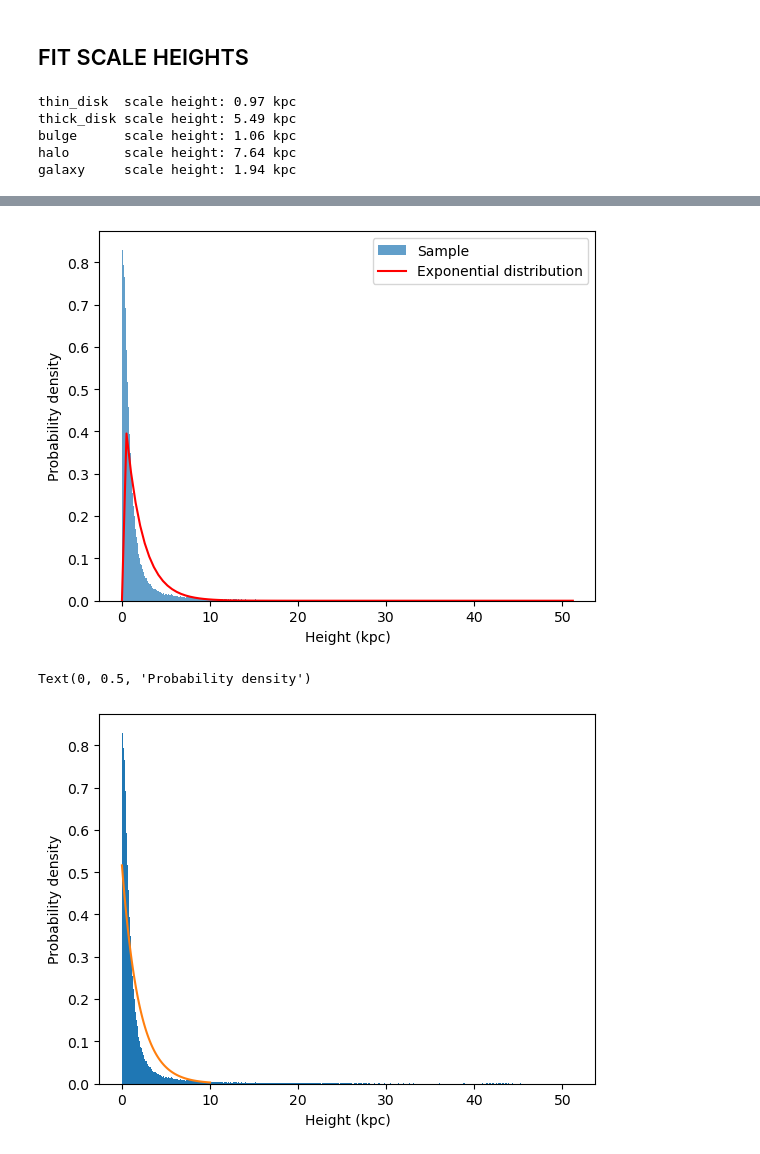
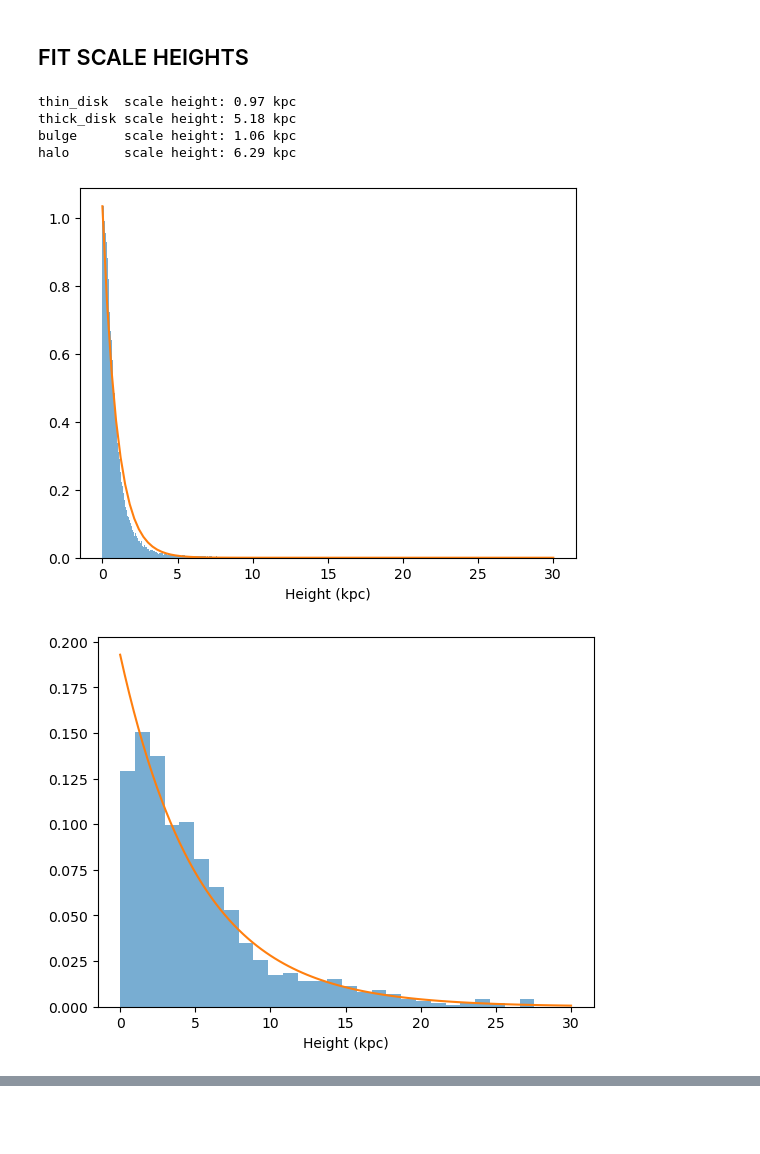
Before and after one commit to ChrisBoettner/skaro, a Jupyter notebook: notebooks/Galaxy_component_maps.ipynb, the cells around one changed output, grey strips where cells are left out. Saved outputs shown, nothing was run; the diff lists cells and outputs as text; code cells hidden in the pictures; blank space fills up the shorter version.

```diff
--- a/notebooks/Galaxy_component_maps.ipynb
+++ b/notebooks/Galaxy_component_maps.ipynb
@@ -163,14 +163,23 @@ yt : [INFO     ] 2024-03-12 15:03:37,257 Splatting (('galaxy_stars', 'total_numb
 # %% [markdown]
 ## FIT SCALE HEIGHTS
 # %%
-for component in ["thin_disk", "thick_disk", "bulge", "halo", "galaxy"]:
+for component in ["thin_disk", "thick_disk", "bulge", "halo"]:
     heights = np.abs(
         rotated_data[component].r[component + "_stars", "particle_position_z"].value
     )
+    heights = heights[heights < 30]
     print("{:<10} scale height: {:.2f} kpc".format(component, np.mean(heights)))
+
+    # Plot the histogram and a exponential distribution with the mean as value
+    plt.figure()
+    plt.hist(heights, bins="fd", density=True, alpha=0.6)
+    x = np.linspace(0, 30, 100)
+    plt.plot(x, np.exp(-x / np.mean(heights)) / np.mean(heights), label="Exponential")
+    plt.xlabel("Height (kpc)")
 # %% [output]
 thin_disk  scale height: 0.97 kpc
-thick_disk scale height: 5.49 kpc
+thick_disk scale height: 5.18 kpc
 bulge      scale height: 1.06 kpc
-halo       scale height: 7.64 kpc
-galaxy     scale height: 1.94 kpc
+halo       scale height: 6.29 kpc
+[figure, added]
+[figure, added]
@@ -177,39 +187,0 @@ galaxy     scale height: 1.94 kpc
-# %%
-from scipy.stats import expon
-
-# Fit the exponential distribution to the sample
-loc, scale = expon.fit(heights)
-
-# Generate x values for the fitted distribution
-x = np.linspace(0, np.max(heights), 100)
-
-# Calculate the probability density function (PDF) of the fitted distribution
-pdf = expon.pdf(x, loc=loc, scale=scale)
-
-# Plot the histogram of the sample
-plt.hist(heights, bins="auto", density=True, alpha=0.7, label="Sample")
-
-# Plot the fitted exponential distribution
-plt.plot(x, pdf, "r-", label="Exponential distribution")
-
-# Add labels and legend
-plt.xlabel("Height (kpc)")
-plt.ylabel("Probability density")
-plt.legend()
-
-# Show the plot
-plt.show()
-# %% [output]
-[figure, removed]
-# %%
-plt.hist(heights, bins="fd", density=True)
-
-# Add expoential distribution with lengthscale mean(heights)
-x = np.linspace(0, 10, 100)
-y = 1 / np.mean(heights) * np.exp(-x / np.mean(heights))
-plt.plot(x, y, label="Exponential distribution")
-plt.xlabel("Height (kpc)")
-plt.ylabel("Probability density")
-# %% [output]
-Text(0, 0.5, 'Probability density')
-[figure, removed]
```
Also changed, not shown: parts of 1 cell of this notebook, 22 other files.
